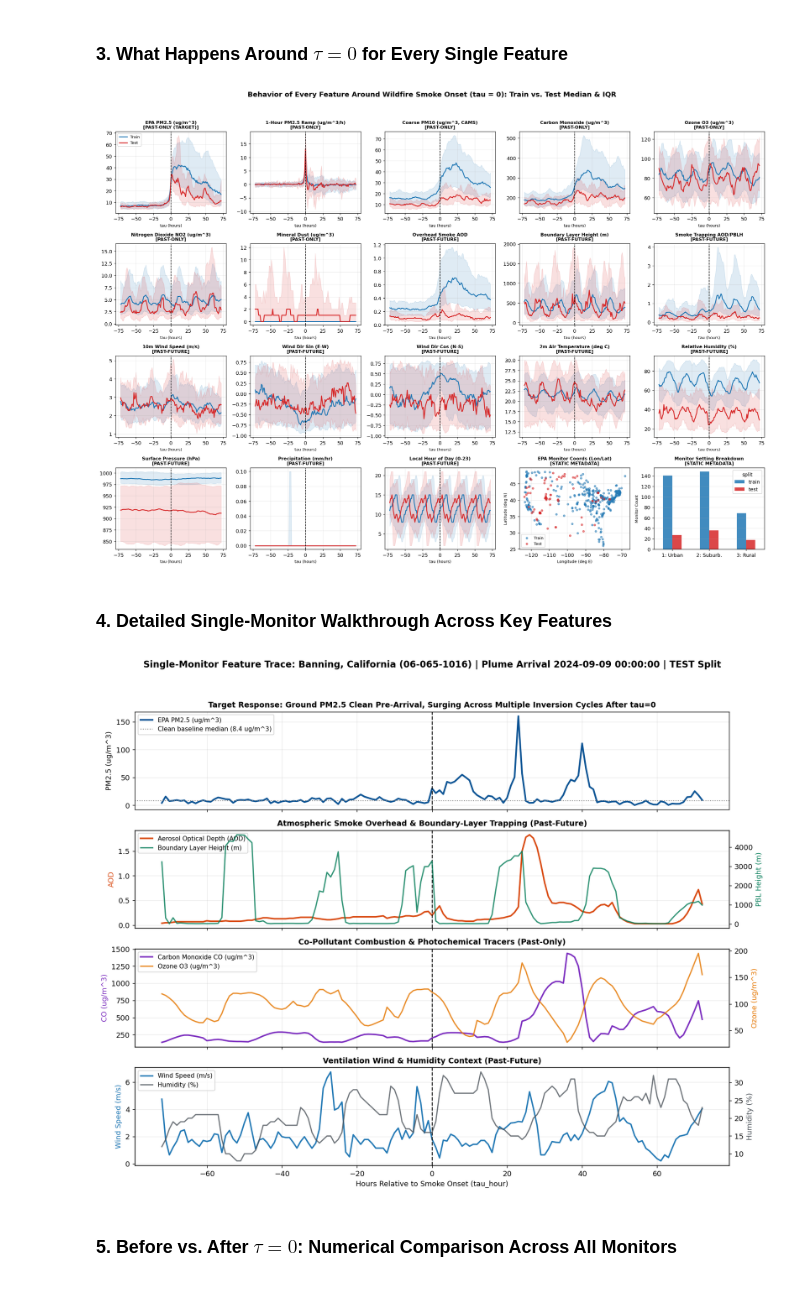
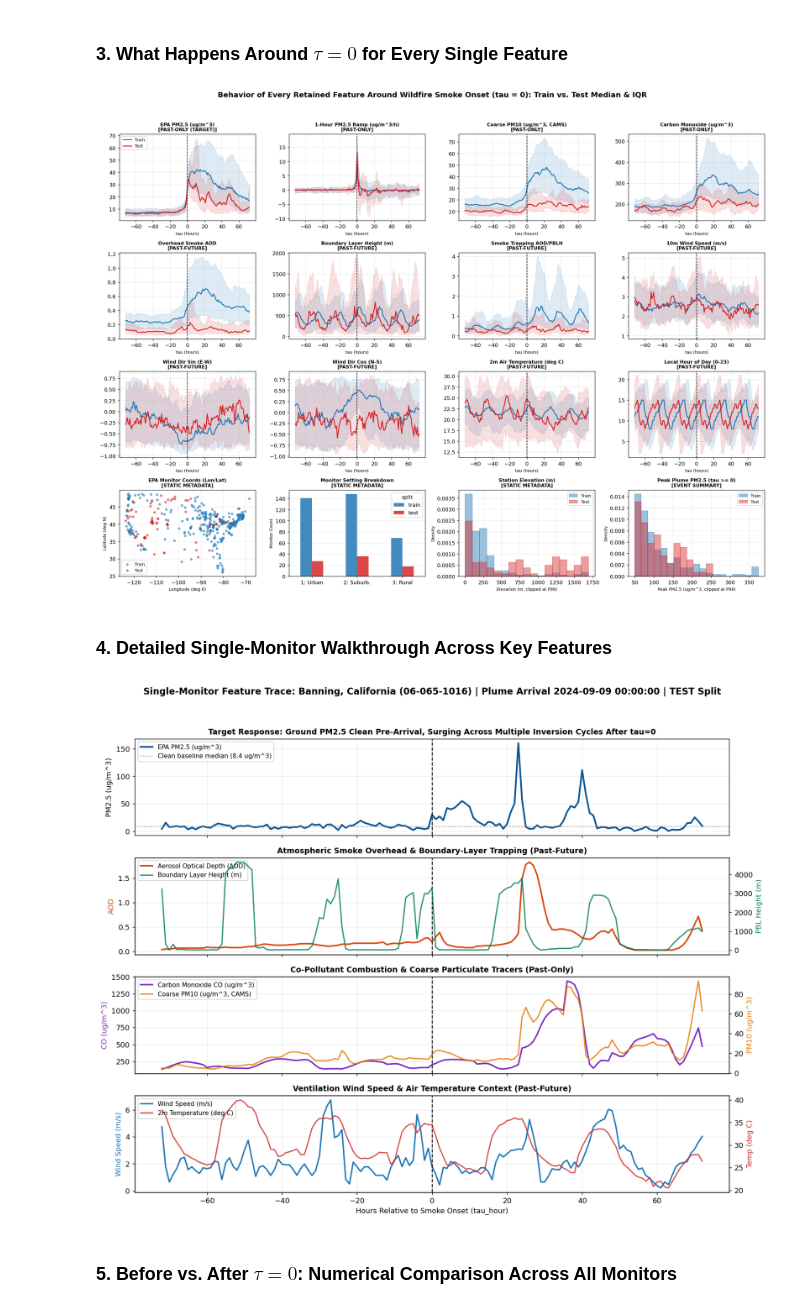
Before and after one commit to Mrun9/rare-event-shocks-benchmark, a Jupyter notebook: 02_wildfire_smoke_visualize_features_around_onset.ipynb, the cells around one changed output. Cells and saved outputs as stored; diff of their text form; code cells hidden in the pictures.

Commit message:
Apply non-manipulative feature hygiene cleanup (drop 6 noisy/leak features -> 12 kept)

```diff
--- a/02_wildfire_smoke_visualize_features_around_onset.ipynb
+++ b/02_wildfire_smoke_visualize_features_around_onset.ipynb
@@ -137,15 +137,12 @@ plt.show()
 # %% [markdown]
 ### 3. What Happens Around $\tau = 0$ for Every Single Feature
 # %%
-# Human-readable labels & units for all 18 dynamic features (7 past-only + 11 past-future)
+# Human-readable labels & units for all 12 kept dynamic features (4 past-only + 8 past-future)
 FEATURES = [
     ('pm25_ug_m3', 'EPA PM2.5 (ug/m^3)', 'PAST-ONLY (TARGET)'),
     ('pm25_change_1h', '1-Hour PM2.5 Ramp (ug/m^3/h)', 'PAST-ONLY'),
     ('pm10_cams_ug_m3', 'Coarse PM10 (ug/m^3, CAMS)', 'PAST-ONLY'),
     ('co_ug_m3', 'Carbon Monoxide (ug/m^3)', 'PAST-ONLY'),
-    ('ozone_ug_m3', 'Ozone O3 (ug/m^3)', 'PAST-ONLY'),
-    ('no2_ug_m3', 'Nitrogen Dioxide NO2 (ug/m^3)', 'PAST-ONLY'),
-    ('dust_ug_m3', 'Mineral Dust (ug/m^3)', 'PAST-ONLY'),
     ('aerosol_optical_depth', 'Overhead Smoke AOD', 'PAST-FUTURE'),
     ('boundary_layer_height_m', 'Boundary Layer Height (m)', 'PAST-FUTURE'),
     ('smoke_trapping_index', 'Smoke Trapping AOD/PBLH', 'PAST-FUTURE'),
@@ -153,13 +150,10 @@ FEATURES = [
     ('wind_dir_sin', 'Wind Dir Sin (E-W)', 'PAST-FUTURE'),
     ('wind_dir_cos', 'Wind Dir Cos (N-S)', 'PAST-FUTURE'),
     ('temp_c', '2m Air Temperature (deg C)', 'PAST-FUTURE'),
-    ('humidity_pct', 'Relative Humidity (%)', 'PAST-FUTURE'),
-    ('pressure_hpa', 'Surface Pressure (hPa)', 'PAST-FUTURE'),
-    ('rain_mm_hr', 'Precipitation (mm/hr)', 'PAST-FUTURE'),
     ('local_hour', 'Local Hour of Day (0-23)', 'PAST-FUTURE'),
 ]
 
-fig, axes = plt.subplots(4, 5, figsize=(19, 13.5), dpi=130)
+fig, axes = plt.subplots(4, 4, figsize=(18, 13.5), dpi=130)
 axes = axes.flatten()
 
 for idx, (col, label, role) in enumerate(FEATURES):
@@ -180,38 +174,63 @@ for idx, (col, label, role) in enumerate(FEATURES):
     ax.grid(True, alpha=0.25)
     if idx == 0:
         ax.legend(loc='upper left', fontsize=8)
 
-# Use final 2 slots cleanly for station map and urban/suburban/rural breakdown
+# Use final 4 slots cleanly for static metadata and event summaries
 meta_u = df.drop_duplicates('sample_id')
-ax_s1 = axes[18]
+ax_s1 = axes[12]
 for split_name, color, name in [('train', '#1f77b4', 'Train'), ('test', '#d62728', 'Test')]:
     sub = meta_u[meta_u['split'] == split_name]
     ax_s1.scatter(sub['longitude'], sub['latitude'], s=14, alpha=0.55, color=color, label=name)
 ax_s1.set_title('EPA Monitor Coords (Lon/Lat)\n[STATIC METADATA]', fontsize=9.0, fontweight='bold')
 ax_s1.set_xlabel('Longitude (deg E)', fontsize=8)
 ax_s1.set_ylabel('Latitude (deg N)', fontsize=8)
 ax_s1.grid(True, alpha=0.25)
 ax_s1.legend(loc='lower left', fontsize=8)
 
-ax_s2 = axes[19]
+ax_s2 = axes[13]
 sc = pd.crosstab(meta_u['setting_code'], meta_u['split']).reindex([1, 2, 3]).fillna(0)[['train', 'test']]
 sc.index = ['1: Urban', '2: Suburb.', '3: Rural']
 sc.plot(kind='bar', color=['#1f77b4', '#d62728'], alpha=0.85, ax=ax_s2, rot=0)
 ax_s2.set_title('Monitor Setting Breakdown\n[STATIC METADATA]', fontsize=9.0, fontweight='bold')
 ax_s2.set_ylabel('Monitor Count', fontsize=8)
 ax_s2.grid(True, axis='y', alpha=0.25)
 
+ax_s3 = axes[14]
+elev_hi = float(np.percentile(meta_u['elevation_m'], 98))
+bins_el = np.linspace(0, elev_hi, 18)
+for split_name, color, name in [('train', '#1f77b4', 'Train'), ('test', '#d62728', 'Test')]:
+    sub_el = meta_u[meta_u['split'] == split_name]['elevation_m'].clip(upper=elev_hi)
+    ax_s3.hist(sub_el, bins=bins_el, density=True, alpha=0.45, color=color, edgecolor=color, label=name)
+ax_s3.set_title('Station Elevation (m)\n[STATIC METADATA]', fontsize=9.0, fontweight='bold')
+ax_s3.set_xlabel('Elevation (m, clipped at P98)', fontsize=8)
+ax_s3.set_ylabel('Density', fontsize=8)
+ax_s3.grid(True, alpha=0.25)
+ax_s3.legend(loc='upper right', fontsize=8)
+
+ax_s4 = axes[15]
+post_pk = df[df['tau_hour'] >= 0].groupby(['sample_id', 'split'])['pm25_ug_m3'].max().reset_index()
+pk_hi = max(250.0, float(np.percentile(post_pk['pm25_ug_m3'], 98)))
+bins_pk = np.linspace(50, pk_hi, 20)
+for split_name, color, name in [('train', '#1f77b4', 'Train'), ('test', '#d62728', 'Test')]:
+    sub_pk = post_pk[post_pk['split'] == split_name]['pm25_ug_m3'].clip(upper=pk_hi)
+    ax_s4.hist(sub_pk, bins=bins_pk, density=True, alpha=0.45, color=color, edgecolor=color, label=name)
+ax_s4.set_title('Peak Plume PM2.5 (tau >= 0)\n[EVENT SUMMARY]', fontsize=9.0, fontweight='bold')
+ax_s4.set_xlabel('Peak PM2.5 (ug/m^3, clipped at P98)', fontsize=8)
+ax_s4.set_ylabel('Density', fontsize=8)
+ax_s4.grid(True, alpha=0.25)
+ax_s4.legend(loc='upper right', fontsize=8)
+
 plt.suptitle(
-    'Behavior of Every Feature Around Wildfire Smoke Onset (tau = 0): Train vs. Test Median & IQR',
+    'Behavior of Every Retained Feature Around Wildfire Smoke Onset (tau = 0): Train vs. Test Median & IQR',
     fontsize=14,
     fontweight='bold',
     y=0.995,
 )
 plt.tight_layout(rect=[0, 0, 1, 0.97])
 plt.savefig('data/wildfire_smoke_all_features_around_surge.png', dpi=150, bbox_inches='tight')
 plt.show()
 # %% [output]
-[figure, old version]
+[figure, new version]
 # %% [markdown]
 ### 4. Detailed Single-Monitor Walkthrough Across Key Features
 # %%
@@ -244,24 +263,24 @@ ax1_r.set_ylabel('PBL Height (m)', color='#087f5b')
 axes[1].set_title('Atmospheric Smoke Overhead & Boundary-Layer Trapping (Past-Future)', fontweight='bold', fontsize=10.5)
 axes[1].legend([l_aod, l_pbl], [l_aod.get_label(), l_pbl.get_label()], loc='upper left', fontsize=8.5)
 
-# 3. Chemical combustion plume tracers (Past-Only)
+# 3. Co-pollutant combustion & coarse particulate tracers (Past-Only)
 ax2_r = axes[2].twinx()
 l_co, = axes[2].plot(sample['tau_hour'], sample['co_ug_m3'], color='#7b2cbf', lw=2.0, label='Carbon Monoxide CO (ug/m^3)')
-l_o3, = ax2_r.plot(sample['tau_hour'], sample['ozone_ug_m3'], color='#e67700', lw=1.7, alpha=0.85, label='Ozone O3 (ug/m^3)')
+l_pm10, = ax2_r.plot(sample['tau_hour'], sample['pm10_cams_ug_m3'], color='#e67700', lw=1.7, alpha=0.85, label='Coarse PM10 (ug/m^3, CAMS)')
 axes[2].set_ylabel('CO (ug/m^3)', color='#7b2cbf')
-ax2_r.set_ylabel('Ozone (ug/m^3)', color='#e67700')
-axes[2].set_title('Co-Pollutant Combustion & Photochemical Tracers (Past-Only)', fontweight='bold', fontsize=10.5)
-axes[2].legend([l_co, l_o3], [l_co.get_label(), l_o3.get_label()], loc='upper left', fontsize=8.5)
+ax2_r.set_ylabel('PM10 (ug/m^3)', color='#e67700')
+axes[2].set_title('Co-Pollutant Combustion & Coarse Particulate Tracers (Past-Only)', fontweight='bold', fontsize=10.5)
+axes[2].legend([l_co, l_pm10], [l_co.get_label(), l_pm10.get_label()], loc='upper left', fontsize=8.5)
 
-# 4. Wind speed & humidity
+# 4. Wind speed & temperature ventilation context (Past-Future)
 ax3_r = axes[3].twinx()
 l_w, = axes[3].plot(sample['tau_hour'], sample['wind_ms'], color='#1f77b4', lw=1.9, label='Wind Speed (m/s)')
-l_rh, = ax3_r.plot(sample['tau_hour'], sample['humidity_pct'], color='#495057', lw=1.6, alpha=0.8, label='Humidity (%)')
+l_t, = ax3_r.plot(sample['tau_hour'], sample['temp_c'], color='#c92a2a', lw=1.6, alpha=0.85, label='2m Temperature (deg C)')
 axes[3].set_ylabel('Wind Speed (m/s)', color='#1f77b4')
-ax3_r.set_ylabel('Humidity (%)', color='#495057')
+ax3_r.set_ylabel('Temp (deg C)', color='#c92a2a')
 axes[3].set_xlabel('Hours Relative to Smoke Onset (tau_hour)')
-axes[3].set_title('Ventilation Wind & Humidity Context (Past-Future)', fontweight='bold', fontsize=10.5)
-axes[3].legend([l_w, l_rh], [l_w.get_label(), l_rh.get_label()], loc='upper left', fontsize=8.5)
+axes[3].set_title('Ventilation Wind Speed & Air Temperature Context (Past-Future)', fontweight='bold', fontsize=10.5)
+axes[3].legend([l_w, l_t], [l_w.get_label(), l_t.get_label()], loc='upper left', fontsize=8.5)
 
 for a in axes:
     a.axvline(0, color='black', ls='--', lw=1.3)
@@ -271,7 +290,7 @@ plt.tight_layout(rect=[0, 0, 1, 0.95])
 plt.savefig('data/wildfire_smoke_single_region_features.png', dpi=150, bbox_inches='tight')
 plt.show()
 # %% [output]
-[figure, old version]
+[figure, new version]
 # %% [markdown]
 ### 5. Before vs. After $\tau = 0$: Numerical Comparison Across All Monitors
 # %%
```
Also changed, not shown: parts of 4 cells of this notebook, 9 other files.
